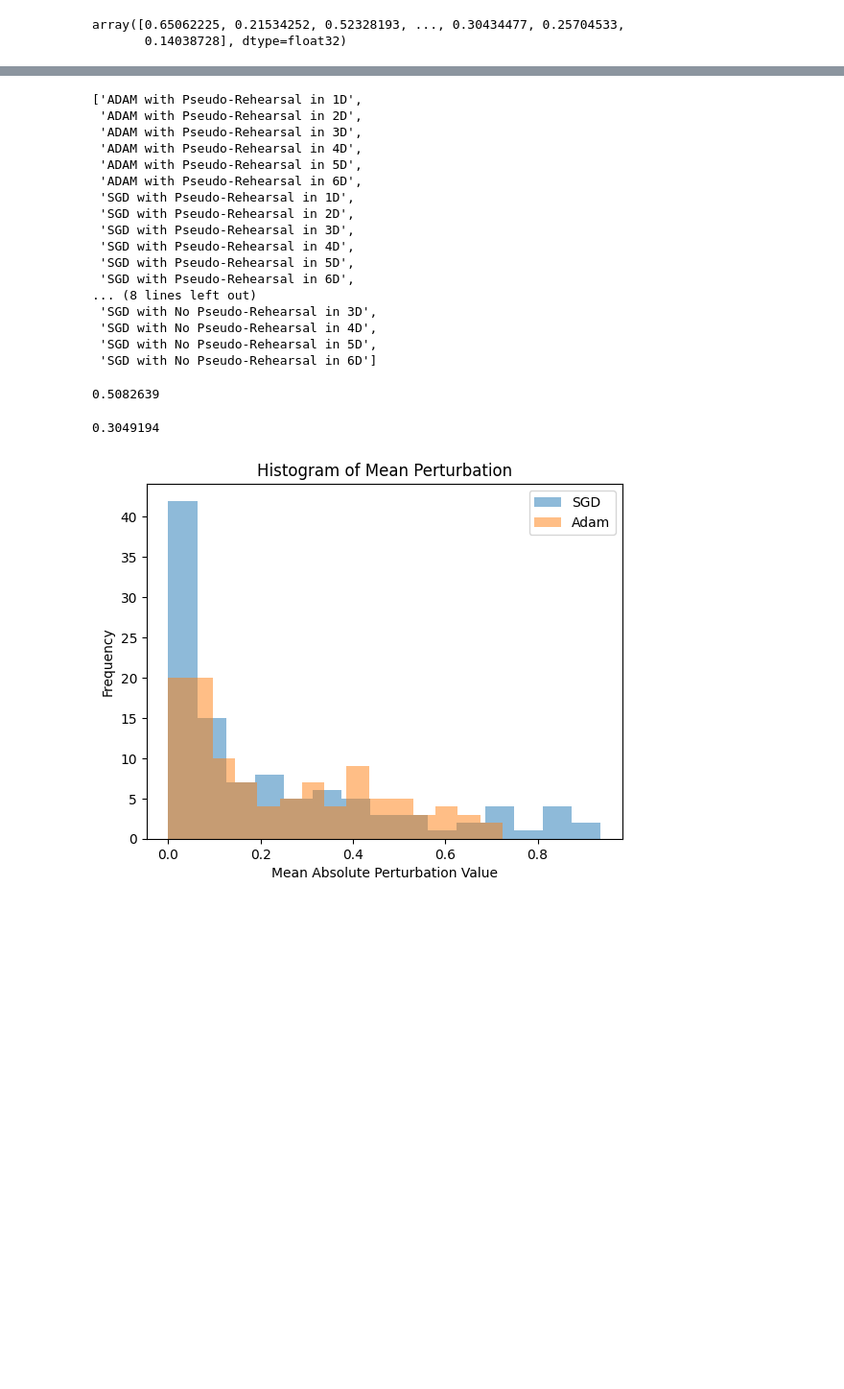
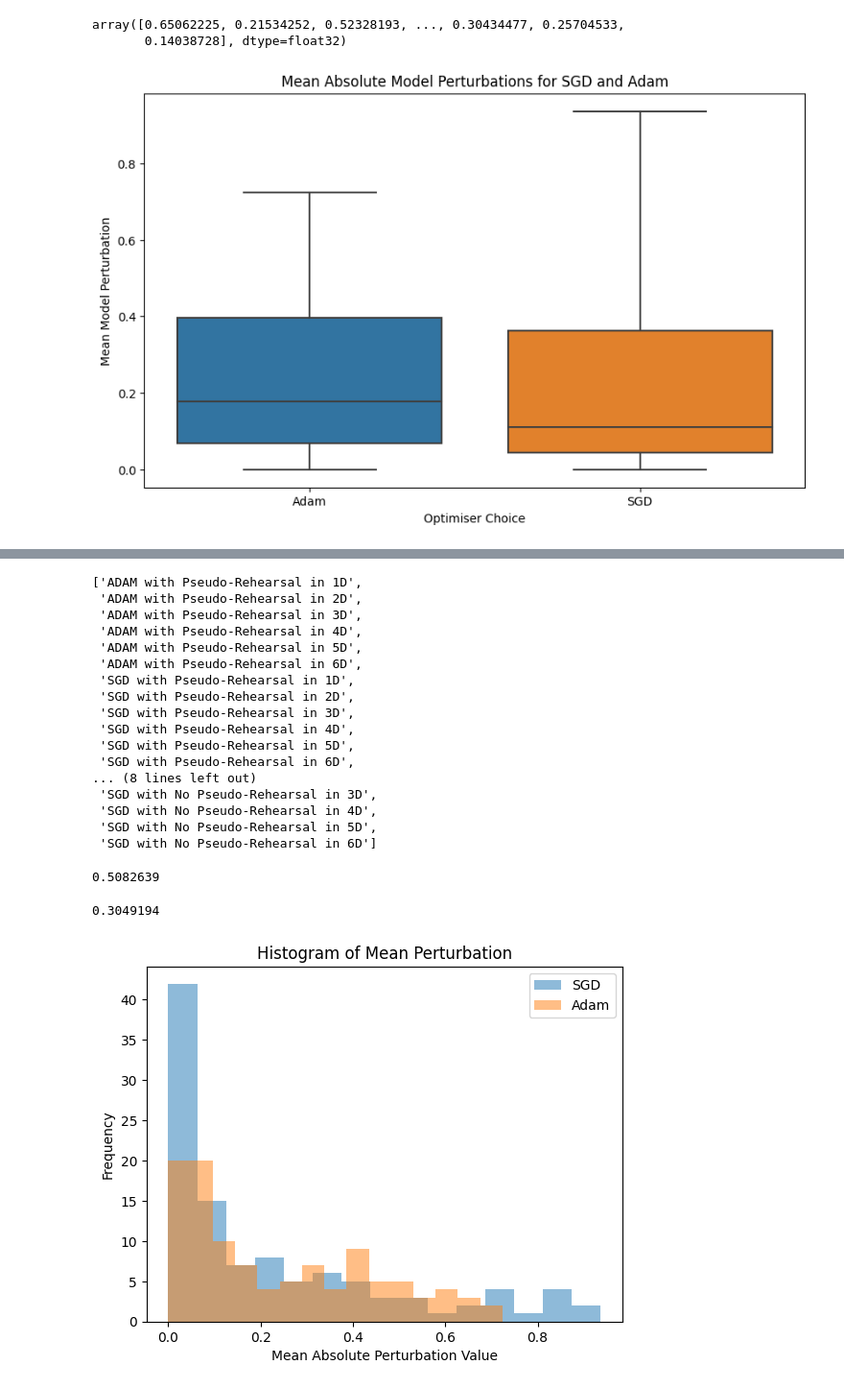
Before and after one commit to hpdeventer/msc_perturbation_experiment, a Jupyter notebook: Distributions of perturbations Adam vs SGD.ipynb, the cells around one changed output, grey strips where cells are left out. Shown at 96% size. Cells and saved outputs as stored; diff of their text form; code cells hidden in the pictures; blank space fills up the shorter version.

```diff
--- a/Distributions of perturbations Adam vs SGD.ipynb
+++ b/Distributions of perturbations Adam vs SGD.ipynb
@@ -136,0 +168,79 @@ array([0.65062225, 0.21534252, 0.52328193, ..., 0.30434477, 0.25704533,
+# %%
+adam_experiments = ['ADAM with No Pseudo-Rehearsal in 1D',
+ 'ADAM with No Pseudo-Rehearsal in 2D',
+ 'ADAM with No Pseudo-Rehearsal in 3D',
+ 'ADAM with No Pseudo-Rehearsal in 4D',
+ 'ADAM with No Pseudo-Rehearsal in 5D',
+ 'ADAM with No Pseudo-Rehearsal in 6D']
+
+sgd_experiments = ['SGD with No Pseudo-Rehearsal in 1D',
+ 'SGD with No Pseudo-Rehearsal in 2D',
+ 'SGD with No Pseudo-Rehearsal in 3D',
+ 'SGD with No Pseudo-Rehearsal in 4D',
+ 'SGD with No Pseudo-Rehearsal in 5D',
+ 'SGD with No Pseudo-Rehearsal in 6D']
+
+model_lists = ['Linear Model',
+ 'Wide ReLU ANN',
+ 'Deep ReLU ANN',
+ 'Spline ANN (z=1)',
+ 'Lookup Table (z=1)',
+ 'ABEL-Spline (z=1)',
+ 'Spline ANN (z=2)',
+ 'Lookup Table (z=2)',
+ 'ABEL-Spline (z=2)', 'Spline ANN (z=4)', 'Lookup Table (z=4)', 'ABEL-Spline (z=4)',
+ 'Spline ANN (z=8)', 'Lookup Table (z=8)', 'ABEL-Spline (z=8)', 'Spline ANN (z=10)',
+ 'Lookup Table (z=10)', 'ABEL-Spline (z=10)']
+
+sgd_mean_data = []
+
+for dataset_index in sgd_experiments:
+    dictionary_a = means_stds[dataset_index]
+    #print(dictionary_a.keys())
+    for key in model_lists:
+        sgd_mean_data.append(dictionary_a[key]['mean'])
+
+#perturb_data_dict[1][False]['adam']['model_0_perturbations']
+
+adam_mean_data = []
+
+for dataset_index in adam_experiments:
+    dictionary_a = means_stds[dataset_index]
+    for key in model_lists:
+        adam_mean_data.append(dictionary_a[key]['mean'])
+
+import pandas as pd
+import seaborn as sns
+import matplotlib.pyplot as plt
+
+def create_whisker_plot(input_dimension: int):
+    # Initialize an empty list to store perturbation values for each optimizer
+    perturbation_values_per_optimizer = []
+
+    # List of optimizers
+    optimizers = ['Adam', 'SGD']
+
+    # Loop through the optimizers and extract the corresponding perturbation values
+    """for optimizer in optimizers:
+        # Replace with desired dimension and model_name
+        perturbation_values = df_dict[input_dimension][False][optimizer]['model_name']
+        perturbation_values_per_optimizer.append(perturbation_values)"""
+    perturbation_values_per_optimizer = [adam_mean_data, sgd_mean_data]
+
+    # Create a boxplot using seaborn with whis set to a high value
+    plt.figure(figsize=(10, 6))
+    sns.boxplot(data=perturbation_values_per_optimizer, showfliers=False, whis=(0.,100.))
+    plt.xlabel("Optimiser Choice")
+    plt.ylabel("Mean Model Perturbation")
+    plt.title(f"Mean Absolute Model Perturbations for SGD and Adam")
+    plt.xticks(range(len(optimizers)), optimizers)
+
+    # Save the plot as a PNG file with tight layout and 300 dpi
+    output_file = f"mean_perturbation_sgd_vs_adam_whisker_plot_npr.png"
+    plt.savefig(output_file, dpi=300, bbox_inches='tight')
+
+    # Show the plot
+    plt.show()
+create_whisker_plot(9)
+# %% [output]
+[figure, added]
```
Also changed, not shown: parts of 10 cells of this notebook, 4 other files.
